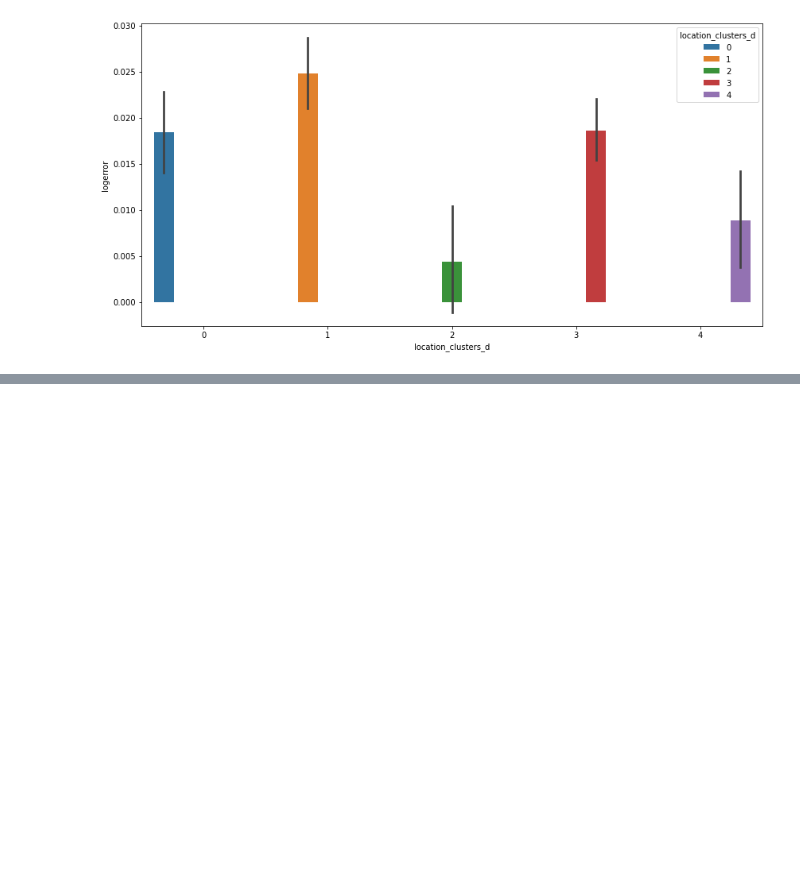
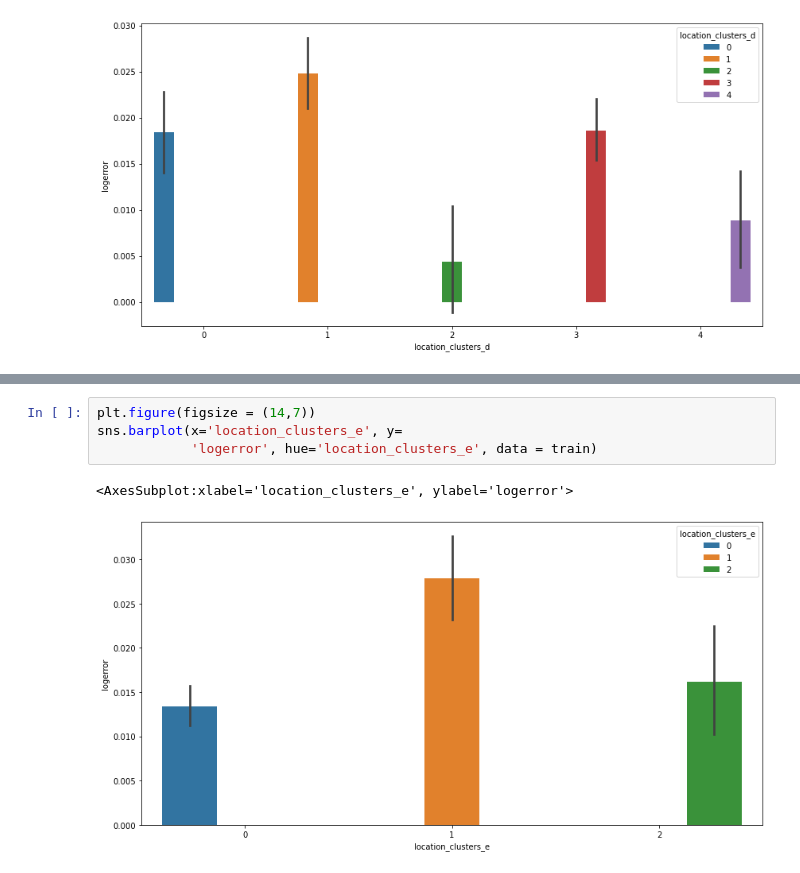
Before and after one commit to m3redithw/Zestimates-Clustering-Project, a Jupyter notebook: modeling.ipynb, the cells around one changed output, grey strips where cells are left out. Cells and saved outputs as stored; diff of their text form; blank space fills up the shorter version.

```diff
--- a/modeling.ipynb
+++ b/modeling.ipynb
@@ -271,0 +308,7 @@ sns.barplot(x='location_clusters_d', y=
+# %%
+plt.figure(figsize = (14,7))
+sns.barplot(x='location_clusters_e', y=
+            'logerror', hue='location_clusters_e', data = train)
+# %% [output]
+<AxesSubplot:xlabel='location_clusters_e', ylabel='logerror'>
+[figure, added]
```
Also changed, not shown: parts of 11 cells of this notebook.
